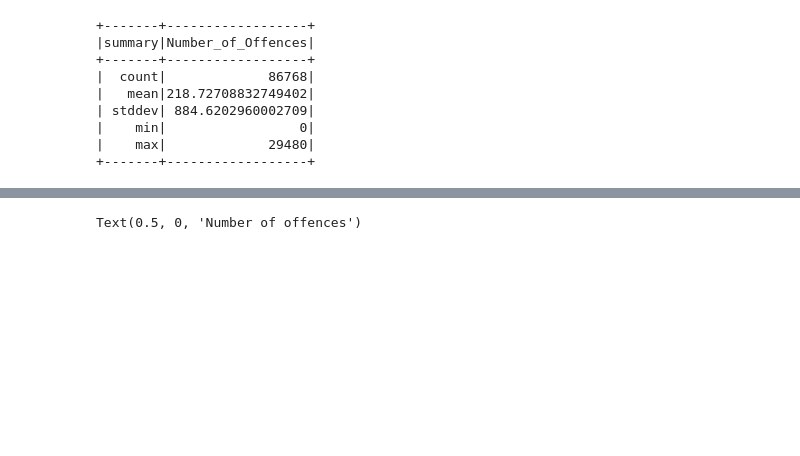
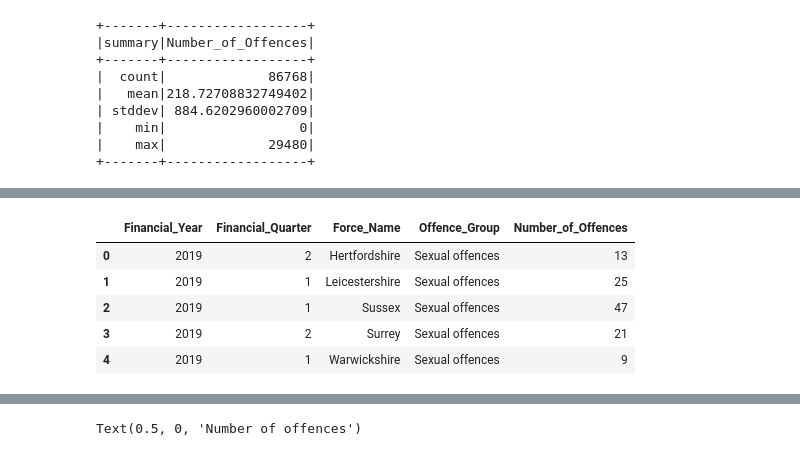
Before and after one commit to ezekay30/Crime_analysis, a Jupyter notebook: msc_data_analysis/notebook.ipynb, the cells around one changed output, grey strips where cells are left out. Cells and saved outputs as stored; diff of their text form; code cells hidden in the pictures; blank space fills up the shorter version.

```diff
--- a/msc_data_analysis/notebook.ipynb
+++ b/msc_data_analysis/notebook.ipynb
@@ -166,0 +232,13 @@ offence_final.describe(['Number_of_Offences']).show()
+# %%
+ # Does the type of offense tend to change based on the financial quarter?
+sample_offence = offence_final.select('Financial_Year', 'Financial_Quarter', 'Force_Name',
+                                      'Offence_Group', 'Number_of_Offences').sample(False, 0.50, 42).toPandas()
+
+sample_offence.head()
+# %% [output]
+|  | Financial_Year | Financial_Quarter | Force_Name | Offence_Group | Number_of_Offences |
+| 0 | 2019 | 2 | Hertfordshire | Sexual offences | 13 |
+| 1 | 2019 | 1 | Leicestershire | Sexual offences | 25 |
+| 2 | 2019 | 1 | Sussex | Sexual offences | 47 |
+| 3 | 2019 | 2 | Surrey | Sexual offences | 21 |
+| 4 | 2019 | 1 | Warwickshire | Sexual offences | 9 |
```
Also changed, not shown: parts of 21 cells of this notebook, 4 other files.
